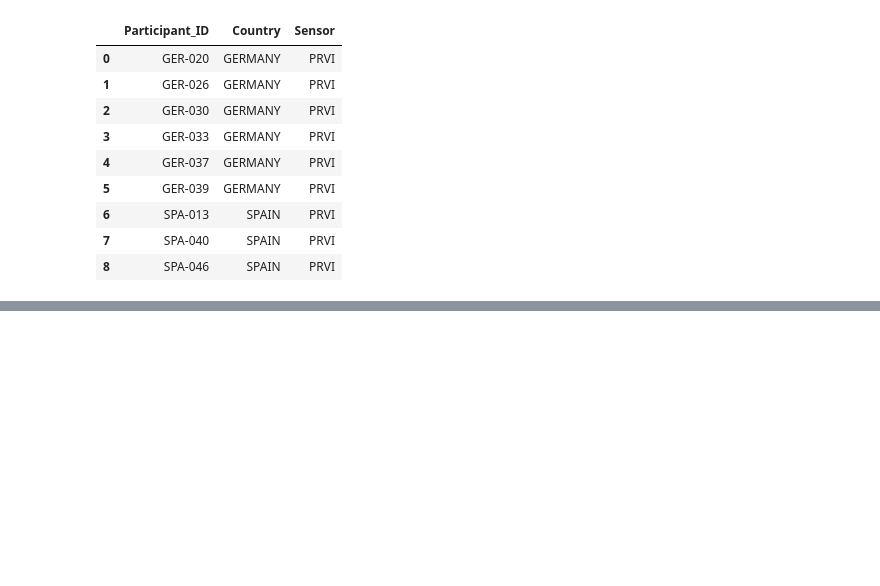
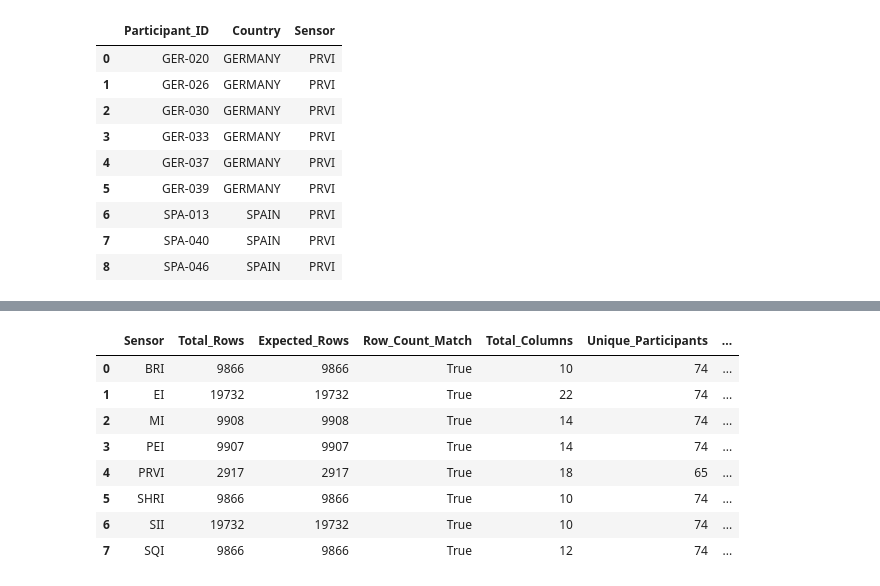
Before and after one commit to Chirag-hub07/Tech_seva, a Jupyter notebook: notebooks/02_data_standardization.ipynb, the cells around one changed output, grey strips where cells are left out. Cells and saved outputs as stored; diff of their text form; code cells hidden in the pictures; blank space fills up the shorter version.

Commit message:
Complete sensor data standardization and validation

```diff
--- a/notebooks/02_data_standardization.ipynb
+++ b/notebooks/02_data_standardization.ipynb
@@ -480,0 +1171,19 @@ MISSING SENSOR FILES
+# %%
+# Validate timestamp format and timezone
+
+for sensor, df in reloaded_sensor_data.items():
+
+    timestamp = df["Timestamp"]
+
+    print(f"\nSensor: {sensor}")
+    print("Timestamp dtype:", timestamp.dtype)
+    print("Timezone:", timestamp.dt.tz)
+    print("Missing timestamps:", timestamp.isna().sum())
+    print("Earliest timestamp:", timestamp.min())
+    print("Latest timestamp:", timestamp.max())
+
+    print(
+        "UTC timezone verified:",
+        timestamp.dt.tz is not None
+        and str(timestamp.dt.tz) == "UTC"
+    )
@@ -480,0 +1320,66 @@ MISSING SENSOR FILES
+# %%
+# Generate consolidated validation summary
+
+expected_rows = {
+    "BRI": 9866,
+    "EI": 19732,
+    "MI": 9908,
+    "PEI": 9907,
+    "PRVI": 2917,
+    "SHRI": 9866,
+    "SII": 19732,
+    "SQI": 9866
+}
+
+validation_records = []
+
+for sensor, df in reloaded_sensor_data.items():
+
+    timestamp = df["Timestamp"]
+
+    expected_participants = 65 if sensor == "PRVI" else 74
+
+    timezone = timestamp.dt.tz
+
+    validation_records.append({
+        "Sensor": sensor,
+        "Total_Rows": len(df),
+        "Expected_Rows": expected_rows[sensor],
+        "Row_Count_Match": len(df) == expected_rows[sensor],
+        "Total_Columns": len(df.columns),
+        "Unique_Participants": df["Participant_ID"].nunique(),
+        "Expected_Participants": expected_participants,
+        "Participant_Coverage": (
+            df["Participant_ID"].nunique() == expected_participants
+        ),
+        "Missing_Values": int(df.isna().sum().sum()),
+        "Duplicate_Timestamps": int(
+            df.duplicated(
+                subset=["Participant_ID", "Timestamp"]
+            ).sum()
+        ),
+        "Missing_Timestamps": int(timestamp.isna().sum()),
+        "Timestamp_UTC": (
+            timezone is not None and str(timezone) == "UTC"
+        ),
+        "Validity_Flags_Preserved": all(
+            flag in df.columns
+            for flag in ["index_validity", "data_validity"]
+        ),
+        "Earliest_Timestamp": timestamp.min(),
+        "Latest_Timestamp": timestamp.max()
+    })
+
+validation_summary_df = pd.DataFrame(validation_records)
+
+display(validation_summary_df)
+# %% [output]
+|  | Sensor | Total_Rows | Expected_Rows | Row_Count_Match | Total_Columns | Unique_Participants | ... |
+| 0 | BRI | 9866 | 9866 | True | 10 | 74 | ... |
+| 1 | EI | 19732 | 19732 | True | 22 | 74 | ... |
+| 2 | MI | 9908 | 9908 | True | 14 | 74 | ... |
+| 3 | PEI | 9907 | 9907 | True | 14 | 74 | ... |
+| 4 | PRVI | 2917 | 2917 | True | 18 | 65 | ... |
+| 5 | SHRI | 9866 | 9866 | True | 10 | 74 | ... |
+| 6 | SII | 19732 | 19732 | True | 10 | 74 | ... |
+| 7 | SQI | 9866 | 9866 | True | 12 | 74 | ... |
```
Also changed, not shown: parts of 52 cells of this notebook, 1 other file.
